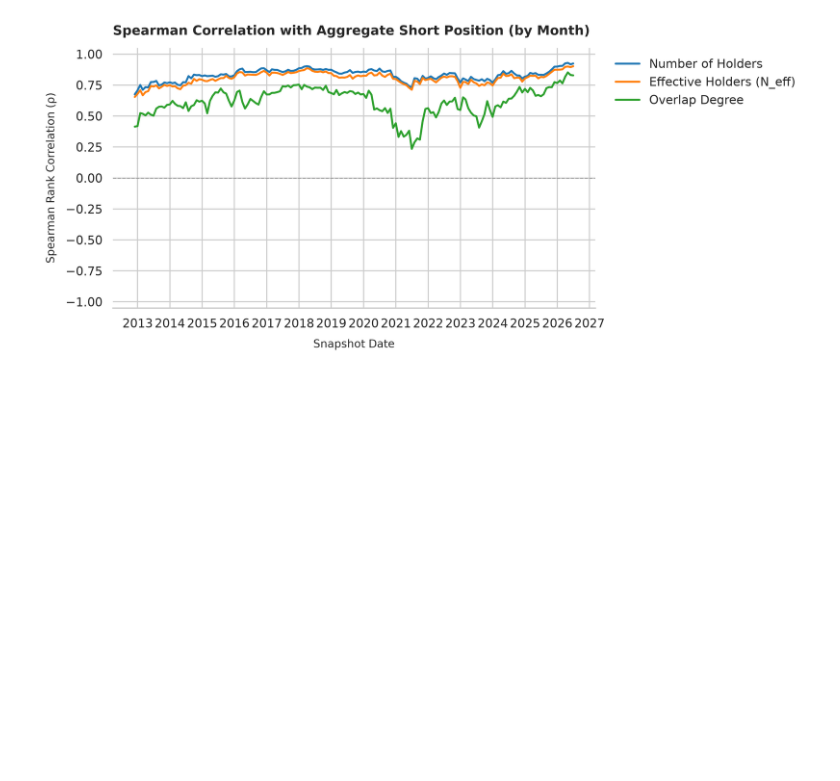
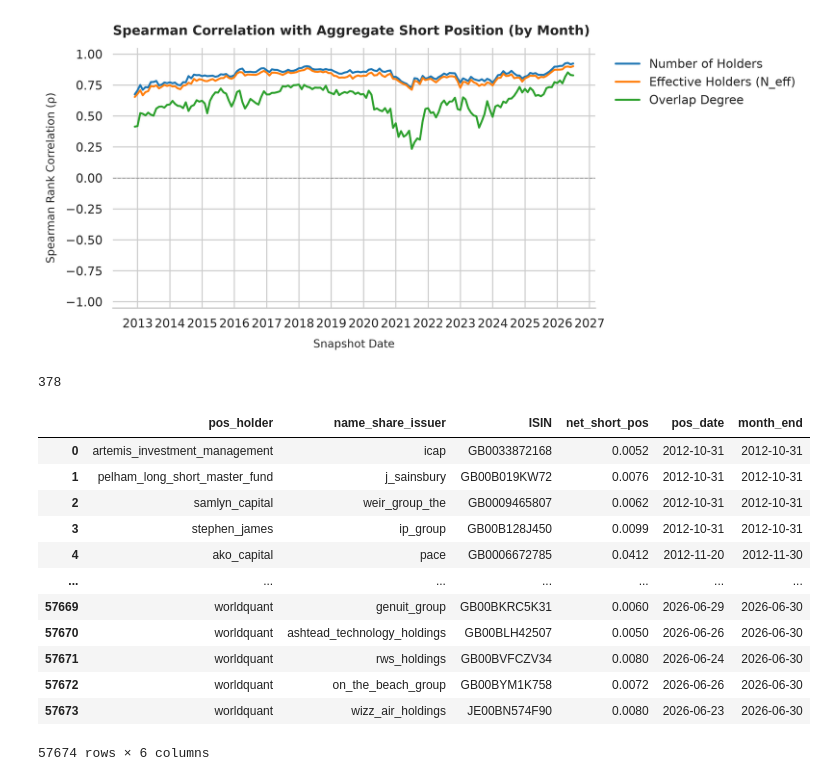
Before and after one commit to nithinpremkumar1999/uk-short-crowding, a Jupyter notebook: notebooks/panel_data_analysis.ipynb, the cells around one changed output. Saved outputs shown, nothing was run; the diff lists cells and outputs as text; code cells hidden in the pictures; blank space fills up the shorter version.

```diff
--- a/notebooks/panel_data_analysis.ipynb
+++ b/notebooks/panel_data_analysis.ipynb
@@ -408,3 +407,23 @@ plt.tight_layout()
 plt.show()
 # %% [output]
 [figure]
+# %%
+len(panel_base)-len(panel_strict)
+# %% [output]
+378
+# %%
+panel_strict
+# %% [output]
+|  | pos_holder | name_share_issuer | ISIN | net_short_pos | pos_date | month_end |
+| 0 | artemis_investment_management | icap | GB0033872168 | 0.0052 | 2012-10-31 | 2012-10-31 |
+| 1 | pelham_long_short_master_fund | j_sainsbury | GB00B019KW72 | 0.0076 | 2012-10-31 | 2012-10-31 |
+| 2 | samlyn_capital | weir_group_the | GB0009465807 | 0.0062 | 2012-10-31 | 2012-10-31 |
+| 3 | stephen_james | ip_group | GB00B128J450 | 0.0099 | 2012-10-31 | 2012-10-31 |
+| 4 | ako_capital | pace | GB0006672785 | 0.0412 | 2012-11-20 | 2012-11-30 |
+| ... | ... | ... | ... | ... | ... | ... |
+| 57669 | worldquant | genuit_group | GB00BKRC5K31 | 0.0060 | 2026-06-29 | 2026-06-30 |
+| 57670 | worldquant | ashtead_technology_holdings | GB00BLH42507 | 0.0050 | 2026-06-26 | 2026-06-30 |
+| 57671 | worldquant | rws_holdings | GB00BVFCZV34 | 0.0080 | 2026-06-24 | 2026-06-30 |
+| 57672 | worldquant | on_the_beach_group | GB00BYM1K758 | 0.0072 | 2026-06-26 | 2026-06-30 |
+| 57673 | worldquant | wizz_air_holdings | JE00BN574F90 | 0.0080 | 2026-06-23 | 2026-06-30 |
+57674 rows × 6 columns
```
Also changed, not shown: parts of 8 cells of this notebook, 5 other files.
